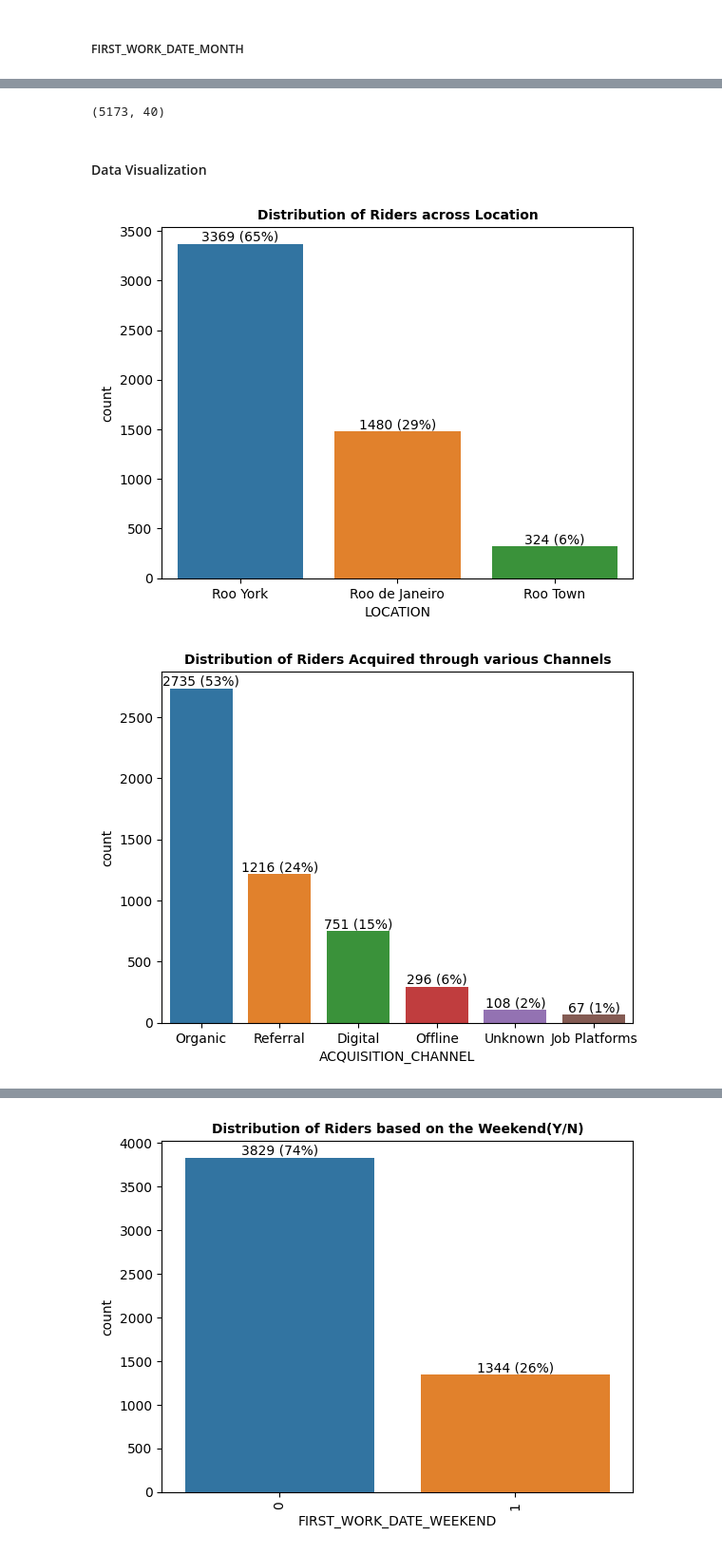
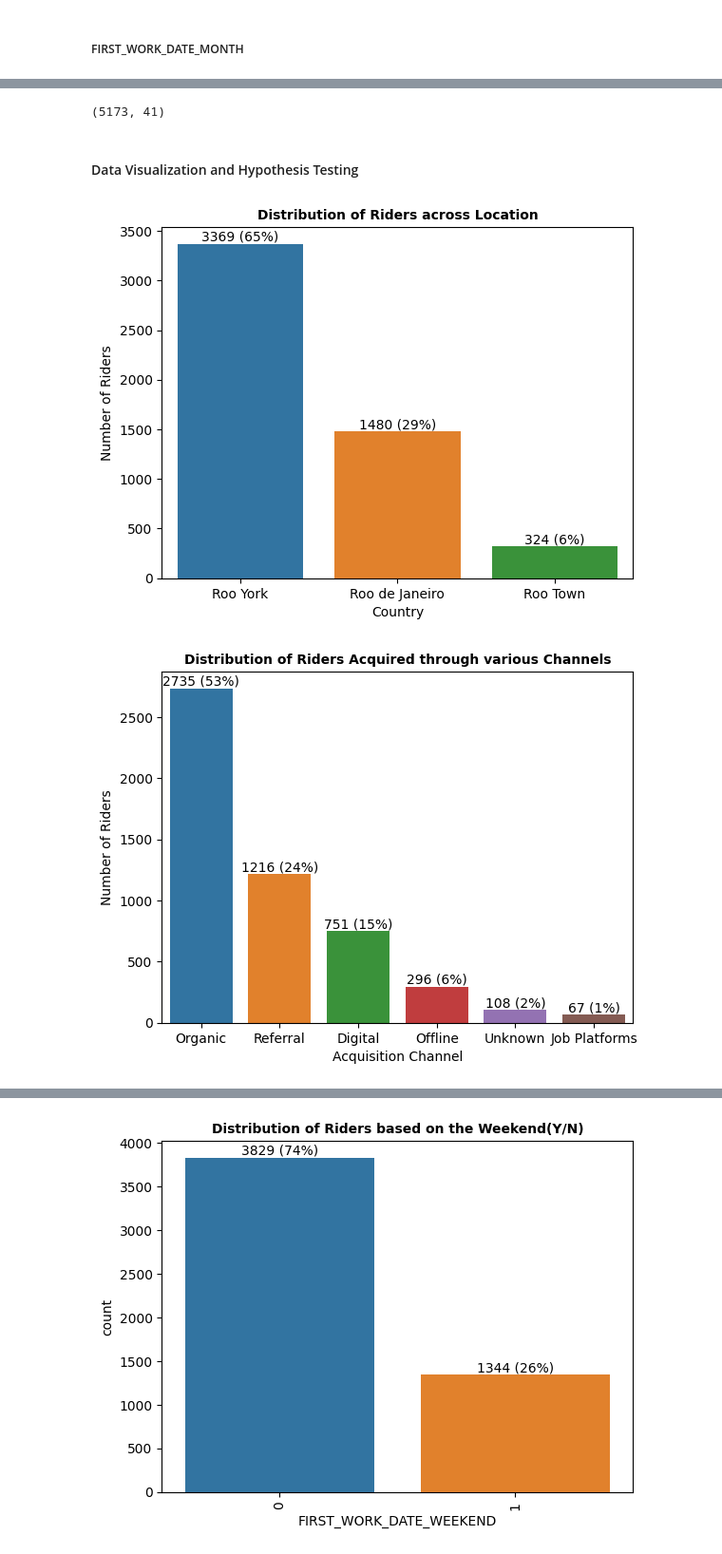
Before and after one commit to pradeepvaranasi/RiderGetRider_CaseStudy, a Jupyter notebook: Food_Delivery_App_RGR.ipynb, the cells around one changed output, grey strips where cells are left out. Shown at 95% size. Saved outputs shown, nothing was run; the diff lists cells and outputs as text; code cells hidden in the pictures.

```diff
--- a/Food_Delivery_App_RGR.ipynb
+++ b/Food_Delivery_App_RGR.ipynb
@@ -319,0 +322,19 @@ pivot_df['FIRST_WORK_DATE_MONTH'] = pivot_df['FIRST_WORK_DATE'].dt.strftime('%m-
+# %%
+# Group pivot_df by 'RIDER_ID' and calculate total successful and total referrals
+rider_grouped = pivot_df.groupby('RIDER_ID').agg({
+    'SUCCESSFUL_REFERRALS_CUMULATIVE_168': 'sum',
+    'REFERRALS_CUMULATIVE_168': 'sum'
+}).reset_index()
+
+# Calculate 'SUCCESSFUL_REFERRAL_RATE' and handle division by zero error
+rider_grouped['SUCCESSFUL_REFERRAL_RATE'] = rider_grouped.apply(
+    lambda row: row['SUCCESSFUL_REFERRALS_CUMULATIVE_168'] / row['REFERRALS_CUMULATIVE_168']
+                  if row['REFERRALS_CUMULATIVE_168'] > 0 else 0,  # Handle division by zero error
+    axis=1
+)
+
+# Merge the calculated values back into the original DataFrame 'pivot_df'
+pivot_df = pivot_df.merge(rider_grouped[['RIDER_ID', 'SUCCESSFUL_REFERRAL_RATE']], on='RIDER_ID', how='left')
+
+# Display the updated DataFrame
+pivot_df.head()
@@ -329,27 +357,31 @@ pivot_df.head()
 # %%
 pivot_df.shape
 # %% [output]
-(5173, 40)
+(5173, 41)
 # %% [markdown]
-#### Data Visualization
+#### Data Visualization and Hypothesis Testing
 # %%
 # Countplot for the column - LOCATION
 ax = sns.countplot(x=pivot_df['LOCATION'],
                    order=pivot_df['LOCATION'].value_counts(ascending=False).index)
 
 abs_values = pivot_df['LOCATION'].value_counts(ascending=False)
 rel_values = pivot_df['LOCATION'].value_counts(ascending=False, normalize=True).values * 100
 lbls = [f'{p[0]} ({p[1]:.0f}%)' for p in zip(abs_values, rel_values)]
 ax.bar_label(container=ax.containers[0], labels=lbls)
 
 # Addding the title
 ax.set_title("Distribution of Riders across Location", fontsize=10, fontweight='bold')
 
+# Set x-label and y-label
+ax.set_xlabel("Country")
+ax.set_ylabel("Number of Riders")
+
 # Show plot
 # plt.xticks(rotation=90)
 plt.show()
 # %% [output]
-[figure, old version]
+[figure, new version]
 # %%
 # Countplot for the column - ACQUISITION_CHANNEL
 ax = sns.countplot(x=pivot_df['ACQUISITION_CHANNEL'],
@@ -363,11 +395,16 @@ ax.bar_label(container=ax.containers[0], labels=lbls)
 # Addding the title
 ax.set_title("Distribution of Riders Acquired through various Channels", fontsize=10, fontweight='bold')
 
+# Set x-label and y-label
+ax.set_xlabel("Acquisition Channel")
+ax.set_ylabel("Number of Riders")
+
+
 # Show plot
 # plt.xticks(rotation=90)
 plt.show()
 # %% [output]
-[figure, old version]
+[figure, new version]
 # %%
 # Countplot for the column - VEHICLE_TYPE
 ax = sns.countplot(x=pivot_df['VEHICLE_TYPE'],
```
Also changed, not shown: parts of 22 cells of this notebook.
